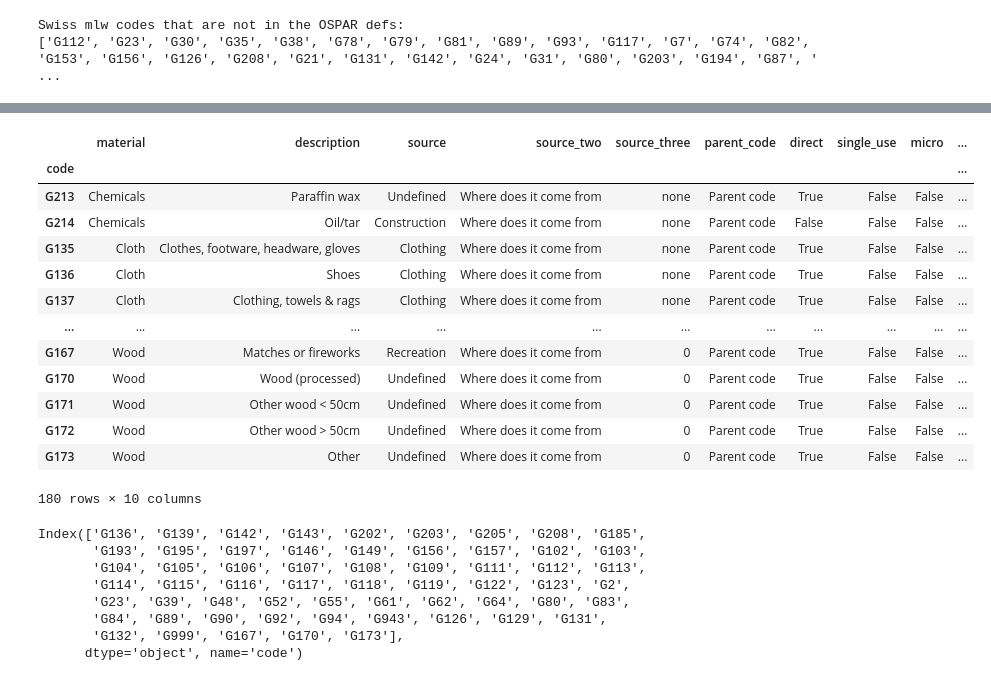
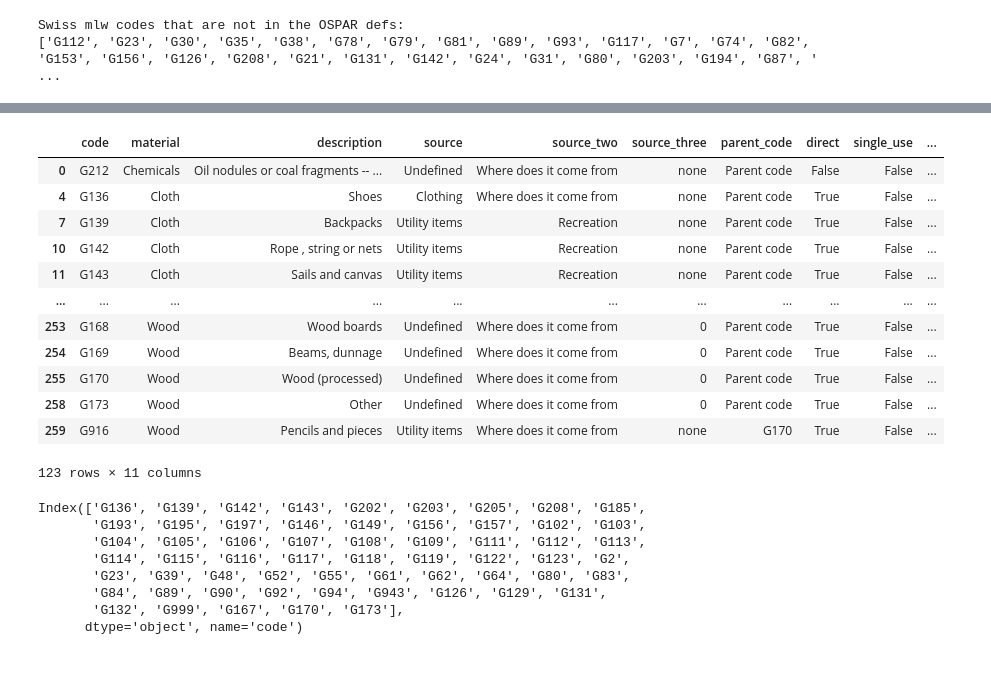
Before and after one commit to hammerdirt-analyst/rhinecode, a Jupyter notebook: harmonizecodes.ipynb, the cells around one changed output, grey strips where cells are left out. Saved outputs shown, nothing was run; the diff lists cells and outputs as text; code cells hidden in the pictures.

```diff
--- a/harmonizecodes.ipynb
+++ b/harmonizecodes.ipynb
@@ -203,6 +203,21 @@ print(dutch_codes[dutch_codes.ospar_id.isin(dutch_codes_not_in_ospar)][['ospar_i
 99     982.0      Carton cotton swab
 # %%
 # process the swiss codes
+
+
+# housekeeping
+
+def remove_nonintegers(x):
+    if x in ['none','Ospar...']:
+        new_def = 0
+    else:
+        new_def = x
+
+    return new_def
+swiss_codes['ospar_id'] = swiss_codes.ospar_id.map(lambda x: remove_nonintegers(x))
+swiss_codes.fillna(0, inplace=True)
+swiss_codes['ospar_id'] = swiss_codes.ospar_id.astype('int')
+
 # get child and parent codes:
 swiss_codes_parent = swiss_codes.loc[swiss_codes.parent_code == 'Parent code'].copy()
 swiss_codes_child = swiss_codes.loc[swiss_codes.parent_code != 'Parent code'].copy()
@@ -244,9 +259,5 @@ Swiss mlw codes that are not in the OSPAR defs:
 ['G112', 'G23', 'G30', 'G35', 'G38', 'G78', 'G79', 'G81', 'G89', 'G93', 'G117', 'G7', 'G74', 'G82', 'G153', 'G156', 'G126', 'G208', 'G21', 'G131', 'G142', 'G24', 'G31', 'G80', 'G203', 'G194', 'G87', ' ...
 # %%
 # map mlw_code to ospar given the swiss data
-swl = scodes_used.loc[(scodes_used.ospar_id != 0)]
-swl = swl[swl != 'none']
-swl = swl[swl != 'Ospar...']['ospar_id']
-swl.loc['G178']
-swl.index
+swl = scodes_used.loc[(scodes_used.ospar_id != 0)]['ospar_id']
 # %% [output]
@@ -259,12 +277,11 @@ Index(['G213', 'G214', 'G135', 'G136', 'G137', 'G138', 'G139', 'G140', 'G141',
 # %%
 # remove any records where the mlw code is invalid:
-joint_list_mlw = joint_list[joint_list.mlw_code != '0']
+joint_list_mlw = joint_list[joint_list.mlw_code != 'nan']
 
 # set the index to the mlw code:
 joint_list_mlw.set_index('mlw_code', inplace=True)
 
 # get just the ospar id
 joint_list_mlw_keys = joint_list_mlw['ospar_id']
-joint_list_mlw_keys.loc['G178']
 joint_list_mlw_keys.index
 # %% [output]
@@ -325,29 +341,28 @@ use_these_defs.iloc[:15]
 # %%
 # apply the those to the swiss codes:
 def apply_ospar_defs(x, defs1):
     try:
         new_def = defs1.loc[x][0]
     except:
         new_def = 0
 
     return new_def
-scodes_used['ospar_id'] = scodes_used.index.map(lambda x: apply_ospar_defs(x, use_these_defs))
-scodes_used
+swiss_codes['ospar_id'] = swiss_codes.code.map(lambda x: apply_ospar_defs(x, use_these_defs))
+swiss_codes[swiss_codes['ospar_id'] == 0]
 # %% [output]
-|  | material | description | source | source_two | source_three | parent_code | direct | single_use | micro | ... |
-| code |  |  |  |  |  |  |  |  |  | ... |
-| G213 | Chemicals | Paraffin wax | Undefined | Where does it come from | none | Parent code | True | False | False | ... |
-| G214 | Chemicals | Oil/tar | Construction | Where does it come from | none | Parent code | False | False | False | ... |
-| G135 | Cloth | Clothes, footware, headware, gloves | Clothing | Where does it come from | none | Parent code | True | False | False | ... |
-| G136 | Cloth | Shoes | Clothing | Where does it come from | none | Parent code | True | False | False | ... |
-| G137 | Cloth | Clothing, towels & rags | Clothing | Where does it come from | none | Parent code | True | False | False | ... |
+|  | code | material | description | source | source_two | source_three | parent_code | direct | single_use | ... |
+| 0 | G212 | Chemicals | Oil nodules or coal fragments -- ... | Undefined | Where does it come from | none | Parent code | False | False | ... |
+| 4 | G136 | Cloth | Shoes | Clothing | Where does it come from | none | Parent code | True | False | ... |
+| 7 | G139 | Cloth | Backpacks | Utility items | Recreation | none | Parent code | True | False | ... |
+| 10 | G142 | Cloth | Rope , string or nets | Utility items | Recreation | none | Parent code | True | False | ... |
+| 11 | G143 | Cloth | Sails and canvas | Utility items | Recreation | none | Parent code | True | False | ... |
 | ... | ... | ... | ... | ... | ... | ... | ... | ... | ... | ... |
-| G167 | Wood | Matches or fireworks | Recreation | Where does it come from | 0 | Parent code | True | False | False | ... |
-| G170 | Wood | Wood (processed) | Undefined | Where does it come from | 0 | Parent code | True | False | False | ... |
-| G171 | Wood | Other wood < 50cm | Undefined | Where does it come from | 0 | Parent code | True | False | False | ... |
-| G172 | Wood | Other wood > 50cm | Undefined | Where does it come from | 0 | Parent code | True | False | False | ... |
-| G173 | Wood | Other | Undefined | Where does it come from | 0 | Parent code | True | False | False | ... |
+| 253 | G168 | Wood | Wood boards | Undefined | Where does it come from | 0 | Parent code | True | False | ... |
+| 254 | G169 | Wood | Beams, dunnage | Undefined | Where does it come from | 0 | Parent code | True | False | ... |
+| 255 | G170 | Wood | Wood (processed) | Undefined | Where does it come from | 0 | Parent code | True | False | ... |
+| 258 | G173 | Wood | Other | Undefined | Where does it come from | 0 | Parent code | True | False | ... |
+| 259 | G916 | Wood | Pencils and pieces | Utility items | Where does it come from | none | G170 | True | False | ... |
-180 rows × 10 columns
+123 rows × 11 columns
 # %%
 swiss_surveys.date = pd.to_datetime(swiss_surveys.date)
 scodes_used[scodes_used.ospar_id == 0].index
```
Also changed, not shown: parts of 13 cells of this notebook.
